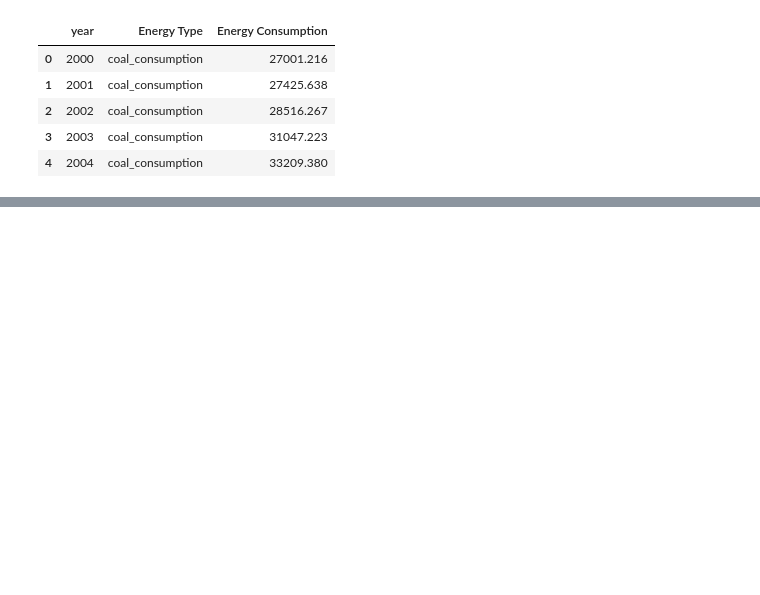
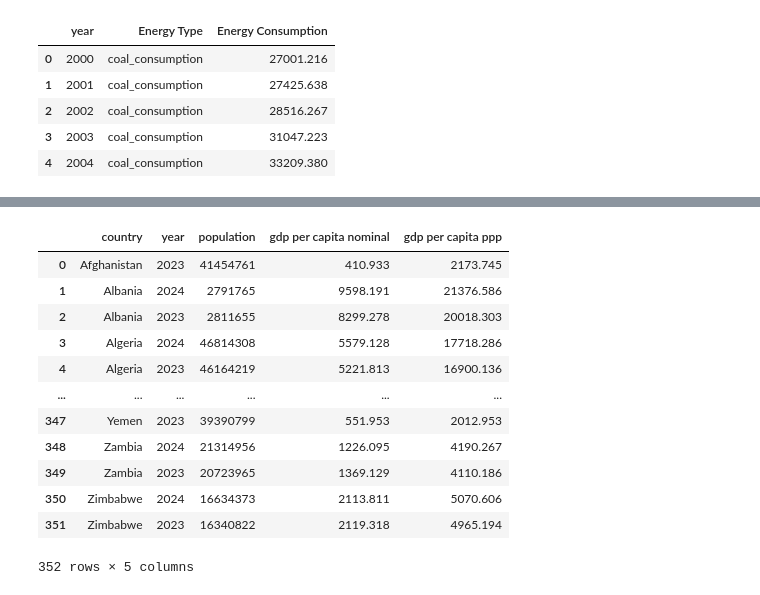
Before and after one commit to dikshaphuloria/Data_Wrangling_Project, a Jupyter notebook: data_wrangling_project.ipynb, the cells around one changed output, grey strips where cells are left out. Cells and saved outputs as stored; diff of their text form; code cells hidden in the pictures; blank space fills up the shorter version.

```diff
--- a/data_wrangling_project.ipynb
+++ b/data_wrangling_project.ipynb
@@ -437,0 +457,3 @@ fig1.show()
+# %%
+with open('api_file.txt', 'r') as file:
+    API_KEY = file.read().strip()
@@ -437,0 +580,17 @@ fig1.show()
+# %%
+test_data = pd.merge(new_population_data,new_gdp_data)
+test_data
+# %% [output]
+|  | country | year | population | gdp per capita nominal | gdp per capita ppp |
+| 0 | Afghanistan | 2023 | 41454761 | 410.933 | 2173.745 |
+| 1 | Albania | 2024 | 2791765 | 9598.191 | 21376.586 |
+| 2 | Albania | 2023 | 2811655 | 8299.278 | 20018.303 |
+| 3 | Algeria | 2024 | 46814308 | 5579.128 | 17718.286 |
+| 4 | Algeria | 2023 | 46164219 | 5221.813 | 16900.136 |
+| ... | ... | ... | ... | ... | ... |
+| 347 | Yemen | 2023 | 39390799 | 551.953 | 2012.953 |
+| 348 | Zambia | 2024 | 21314956 | 1226.095 | 4190.267 |
+| 349 | Zambia | 2023 | 20723965 | 1369.129 | 4110.186 |
+| 350 | Zimbabwe | 2024 | 16634373 | 2113.811 | 5070.606 |
+| 351 | Zimbabwe | 2023 | 16340822 | 2119.318 | 4965.194 |
+352 rows × 5 columns
```
Also changed, not shown: parts of 16 cells of this notebook, 5 other files.
